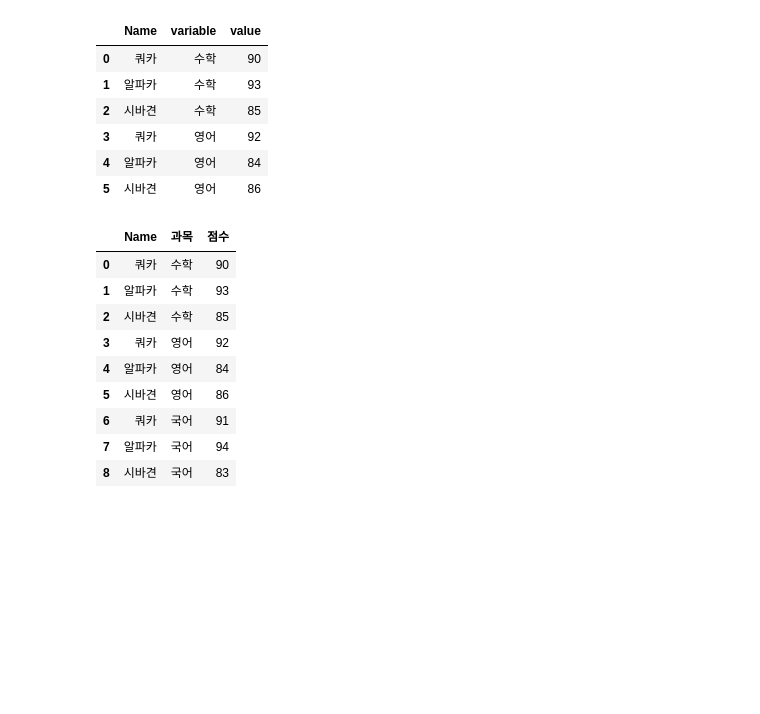
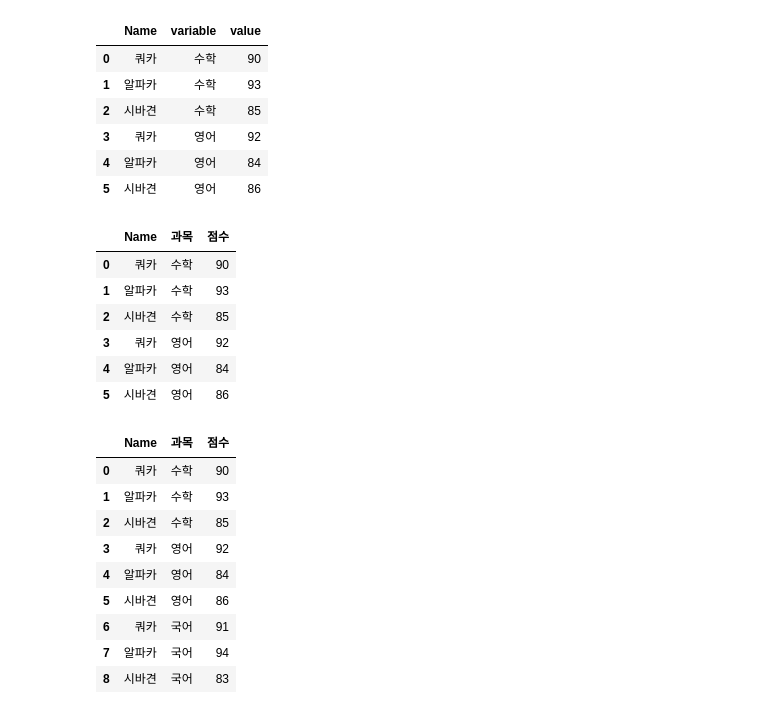
Before and after one commit to hyejunghan27-cpu/BigData-Study, a Jupyter notebook: ch2_pandas_inf_v2.ipynb, the cells around one changed output. Saved outputs shown, nothing was run; the diff lists cells and outputs as text; code cells hidden in the pictures; blank space fills up the shorter version.

```diff
--- a/ch2_pandas_inf_v2.ipynb
+++ b/ch2_pandas_inf_v2.ipynb
@@ -1257,5 +1372,15 @@ pd.melt(df, id_vars=['Name'], value_vars=['수학', '영어'])
 | 3 | 쿼카 | 영어 | 92 |
 | 4 | 알파카 | 영어 | 84 |
 | 5 | 시바견 | 영어 | 86 |
+# %%
+pd.melt(df, id_vars=['Name'], value_vars=['수학', '영어'], var_name='과목', value_name='점수')
+# %% [output]
+|  | Name | 과목 | 점수 |
+| 0 | 쿼카 | 수학 | 90 |
+| 1 | 알파카 | 수학 | 93 |
+| 2 | 시바견 | 수학 | 85 |
+| 3 | 쿼카 | 영어 | 92 |
+| 4 | 알파카 | 영어 | 84 |
+| 5 | 시바견 | 영어 | 86 |
 # %%
 # melt 컬럼명 설정
```
Also changed, not shown: parts of 73 cells of this notebook.
